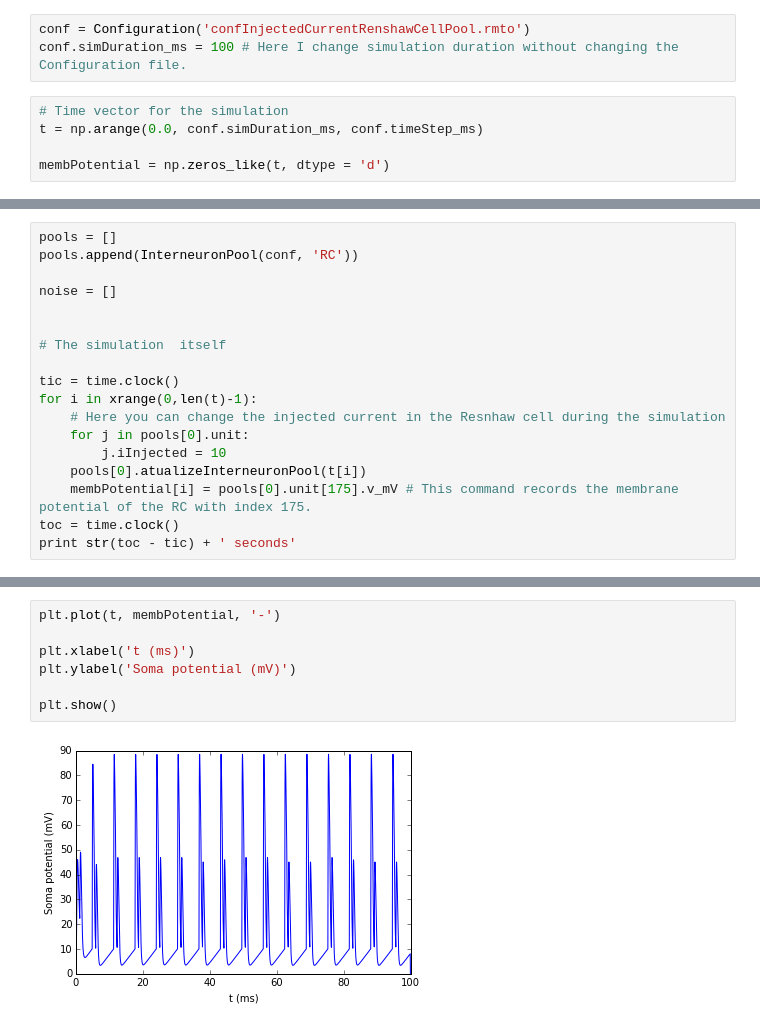
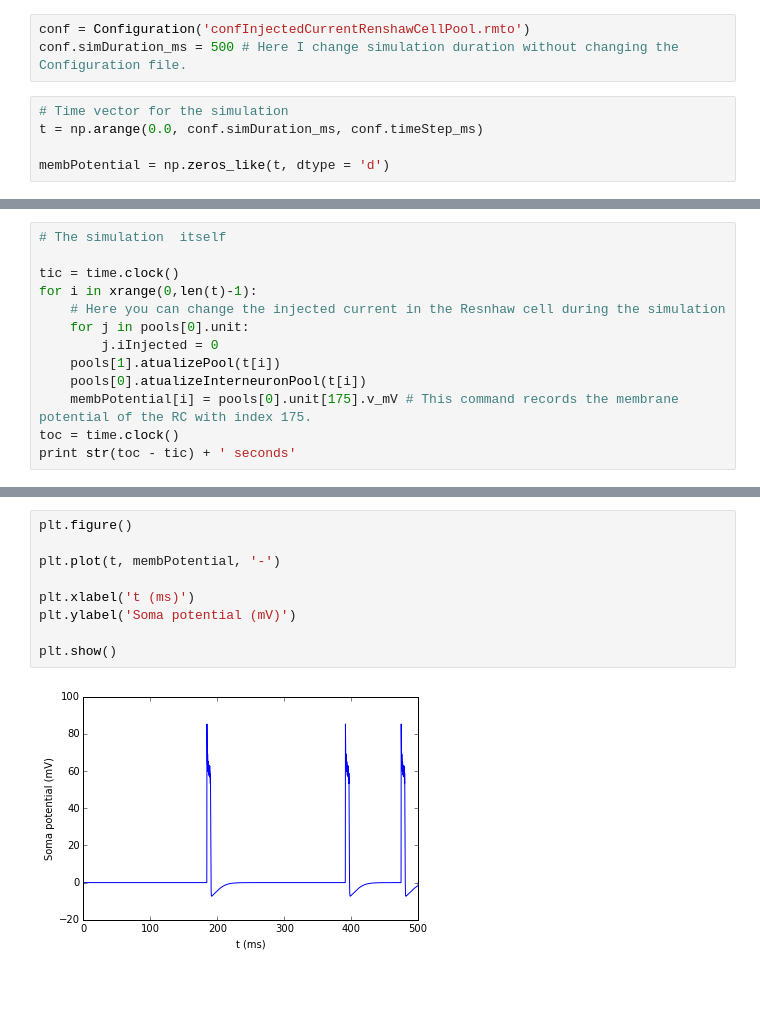
Before and after one commit to rnwatanabe/projectPR, a Jupyter notebook: ExampleNotebooks/InjectedCurrentRenshawCellPool.ipynb, the cells around one changed output, grey strips where cells are left out. Drawn from its saved outputs; the diff is of its cells as text; blank space fills up the shorter version.

Commit message:
Synaptic noise

```diff
--- a/ExampleNotebooks/InjectedCurrentRenshawCellPool.ipynb
+++ b/ExampleNotebooks/InjectedCurrentRenshawCellPool.ipynb
@@ -17,6 +14,6 @@ from jointAnkleForceTask import jointAnkleForceTask
 # %%
 conf = Configuration('confInjectedCurrentRenshawCellPool.rmto')
-conf.simDuration_ms = 100 # Here I change simulation duration without changing the Configuration file.
+conf.simDuration_ms = 500 # Here I change simulation duration without changing the Configuration file.
 # %%
 # Time vector for the simulation
 t = np.arange(0.0, conf.simDuration_ms, conf.timeStep_ms)
@@ -25,17 +31,12 @@ membPotential = np.zeros_like(t, dtype = 'd')
 # %%
-pools = []
-pools.append(InterneuronPool(conf, 'RC'))
-
-noise = []
-
-
 # The simulation  itself
 
 tic = time.clock()
 for i in xrange(0,len(t)-1):
     # Here you can change the injected current in the Resnhaw cell during the simulation
     for j in pools[0].unit:
-        j.iInjected = 10
+        j.iInjected = 0
+    pools[1].atualizePool(t[i])
     pools[0].atualizeInterneuronPool(t[i])
     membPotential[i] = pools[0].unit[175].v_mV # This command records the membrane potential of the RC with index 175.
 toc = time.clock()
@@ -58,9 +88,11 @@ plt.show()
 # %%
+plt.figure()
+
 plt.plot(t, membPotential, '-')
 
 plt.xlabel('t (ms)')
 plt.ylabel('Soma potential (mV)')
 
 plt.show()
 # %% [output]
-[figure, old version]
+[figure, new version]
```
Also changed, not shown: parts of 11 cells of this notebook, 14 other files.
